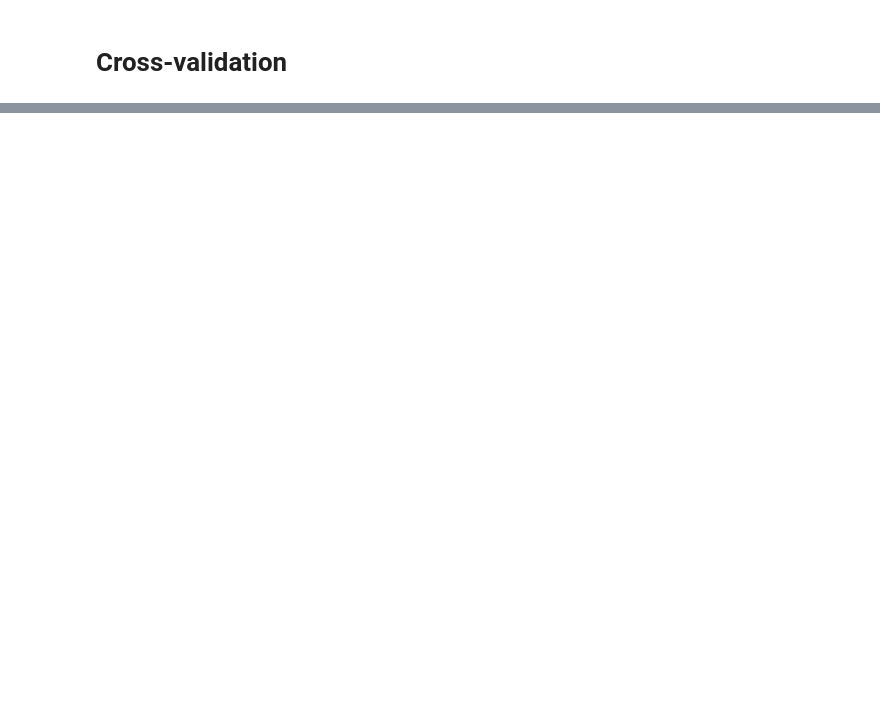
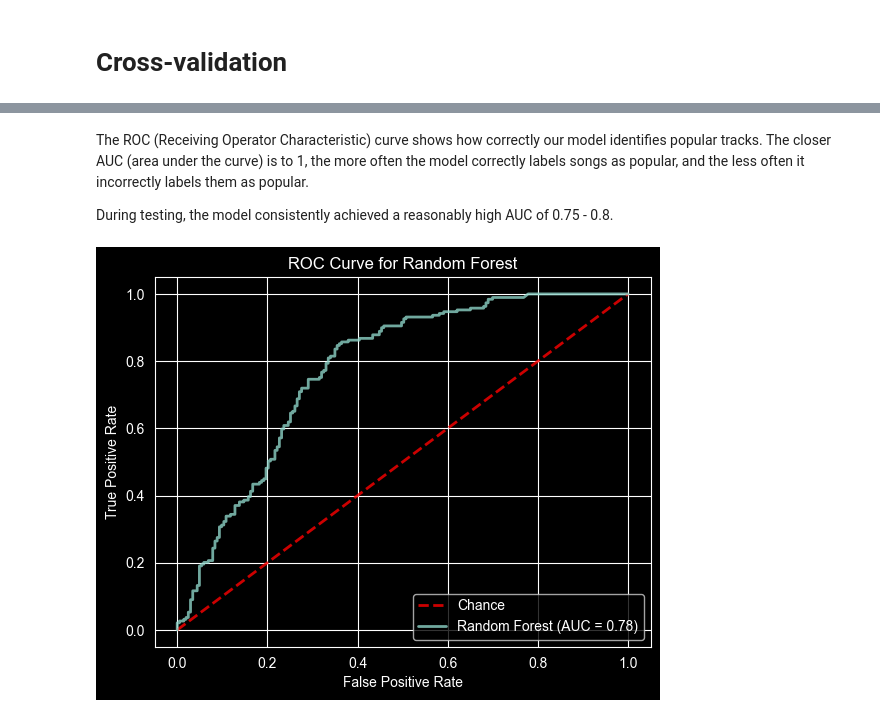
Before and after one commit to AronCalvert/Data-Mining, a Jupyter notebook: 03_classification.ipynb, the cells around one changed output, grey strips where cells are left out. Cells and saved outputs as stored; diff of their text form; code cells hidden in the pictures; blank space fills up the shorter version.

```diff
--- a/03_classification.ipynb
+++ b/03_classification.ipynb
@@ -385,0 +538,14 @@ dtype: float32
+# %% [markdown]
+The ROC (Receiving Operator Characteristic) curve shows how correctly our model identifies popular tracks. The closer AUC (area under the curve) is to 1, the more often the model correctly labels songs as popular, and the less often it incorrectly labels them as popular.
+
+During testing, the model consistently achieved a reasonably high AUC of 0.75 - 0.8.
+# %%
+plt.plot([0, 1], [0, 1], linestyle='--', lw=2, color='r', label='Chance', alpha=0.8)
+plt.plot(test_results['fpr'], test_results['tpr'], lw=2, label=f'Random Forest (AUC = {test_results['auc']:0.2f})', alpha=0.8)
+plt.xlabel('False Positive Rate')
+plt.ylabel('True Positive Rate')
+plt.title('ROC Curve for Random Forest')
+plt.legend(loc='lower right')
+plt.show()
+# %% [output]
+[figure, added]
```
Also changed, not shown: parts of 61 cells of this notebook.
